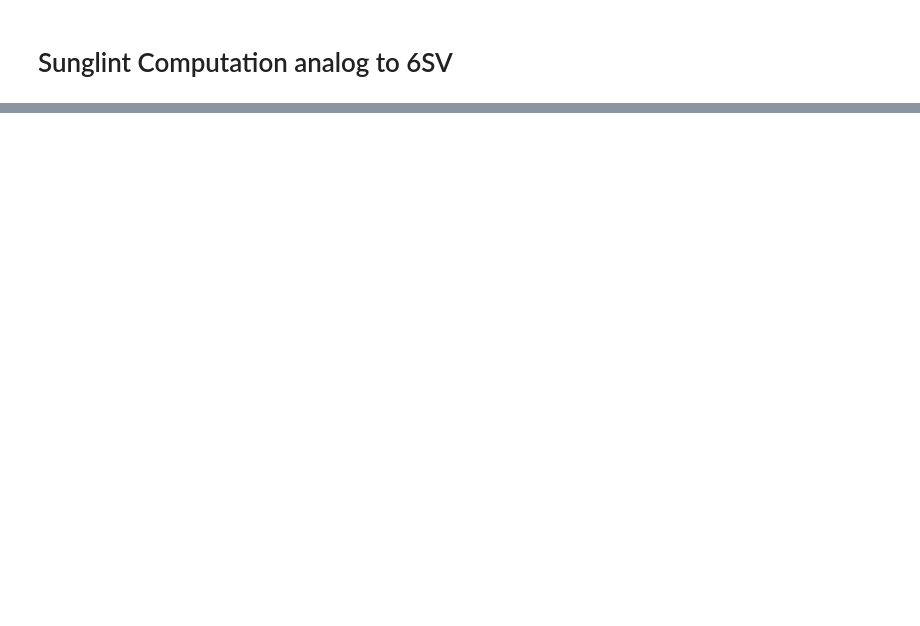
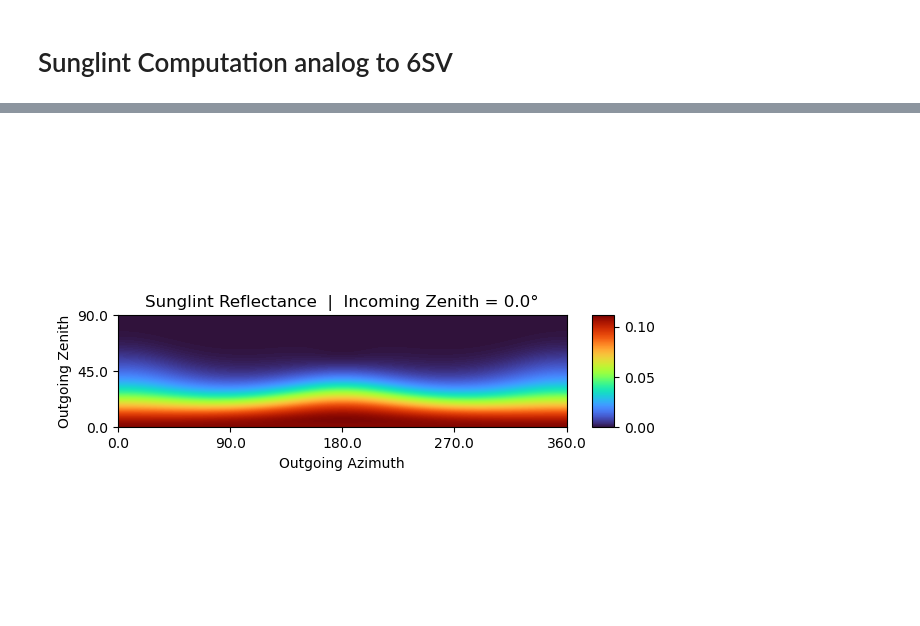
Before and after one commit to PolyRocketMatt/eradiate, a Jupyter notebook: notebooks/sunglint.ipynb, the cells around one changed output, grey strips where cells are left out. Saved outputs shown, nothing was run; the diff lists cells and outputs as text; code cells hidden in the pictures; blank space fills up the shorter version.

```diff
--- a/notebooks/sunglint.ipynb
+++ b/notebooks/sunglint.ipynb
@@ -252,8 +296,10 @@ animation
 # %%
 # View a certain frame of the animation
-visual = visuals[2]
+visual = visuals[5]
 frame = 0
 image = Image(f'glints/{visual}_{str(round(np.degrees(solar_zeniths[frame]), 2))}.png')
 image
+# %% [output]
+[figure, added]
 # %%
 results[0.0]["reflectance"].dtype
```
Also changed, not shown: parts of 7 cells of this notebook.
